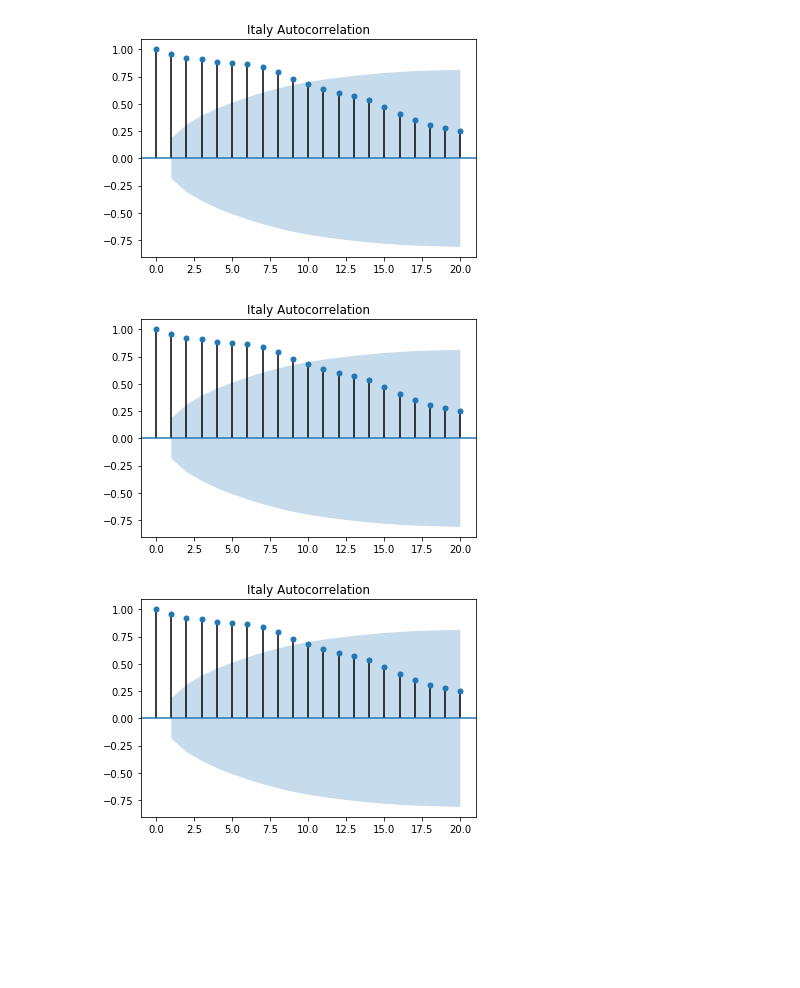
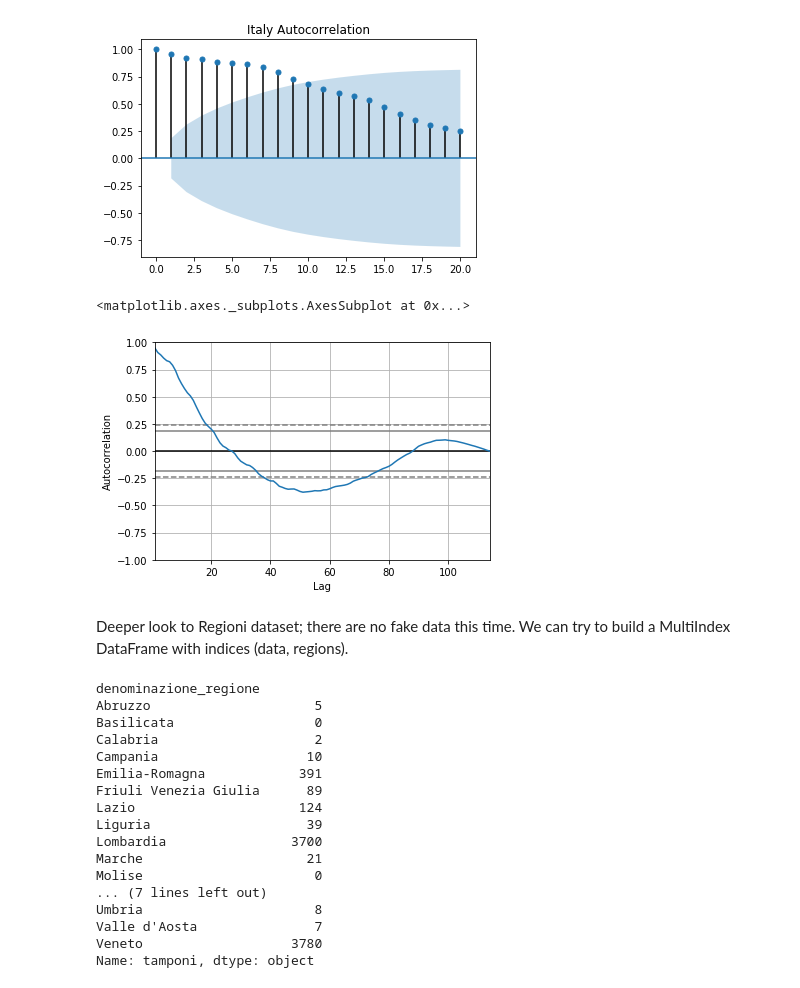
Before and after one commit to fedepiro96/APAD-project, a Jupyter notebook: Notebook fede.ipynb, the cells around one changed output. Drawn from its saved outputs; the diff is of its cells as text; code cells hidden in the pictures; blank space fills up the shorter version.

```diff
--- a/Notebook fede.ipynb
+++ b/Notebook fede.ipynb
@@ -229,10 +229,13 @@ plot_acf(dailyincr.sum(axis = 1), lags=20, unbiased = True, title = 'Italy Autoc
 # %% [output]
 [figure]
 [figure]
-# %%
-from statsmodels.graphics.tsaplots import plot_acf, plot_pacf
-#ACF plot for totals
-plot_acf(dailyincr.sum(axis = 1), lags=20, unbiased = True, title = 'Italy Autocorrelation')
-# %% [output]
-[figure, removed]
-[figure, removed]
+# %%
+from pandas.plotting import autocorrelation_plot
+autocorrelation_plot(dailyincr.sum(axis = 1))
+#dashed 99%, continous 95%
+# %% [output]
+<matplotlib.axes._subplots.AxesSubplot at 0x...>
+[figure, added]
+# %% [markdown]
+Deeper look to Regioni dataset; there are no fake data this time.
+We can try to build a MultiIndex DataFrame with indices (data, regions).
@@ -238,0 +269,20 @@ plot_acf(dailyincr.sum(axis = 1), lags=20, unbiased = True, title = 'Italy Autoc
+# %%
+df.loc[dates[40]]['tamponi']
+# %% [output]
+denominazione_regione
+Abruzzo                     5
+Basilicata                  0
+Calabria                    2
+Campania                   10
+Emilia-Romagna            391
+Friuli Venezia Giulia      89
+Lazio                     124
+Liguria                    39
+Lombardia                3700
+Marche                     21
+Molise                      0
+... (7 lines left out)
+Umbria                      8
+Valle d'Aosta               7
+Veneto                   3780
+Name: tamponi, dtype: object
```
Also changed, not shown: parts of 8 cells of this notebook, 1 other file.
